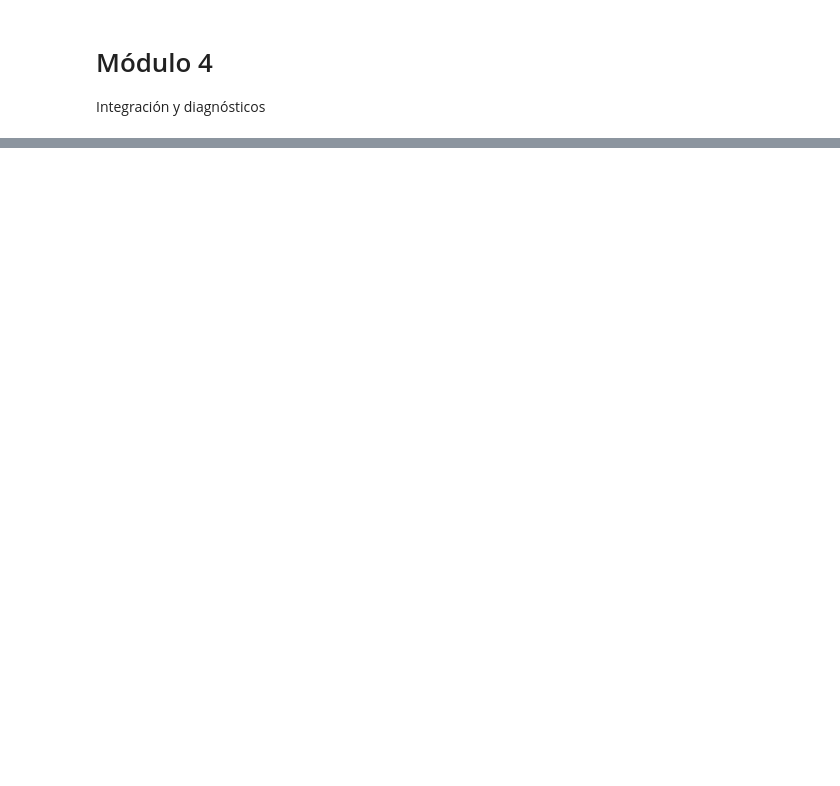
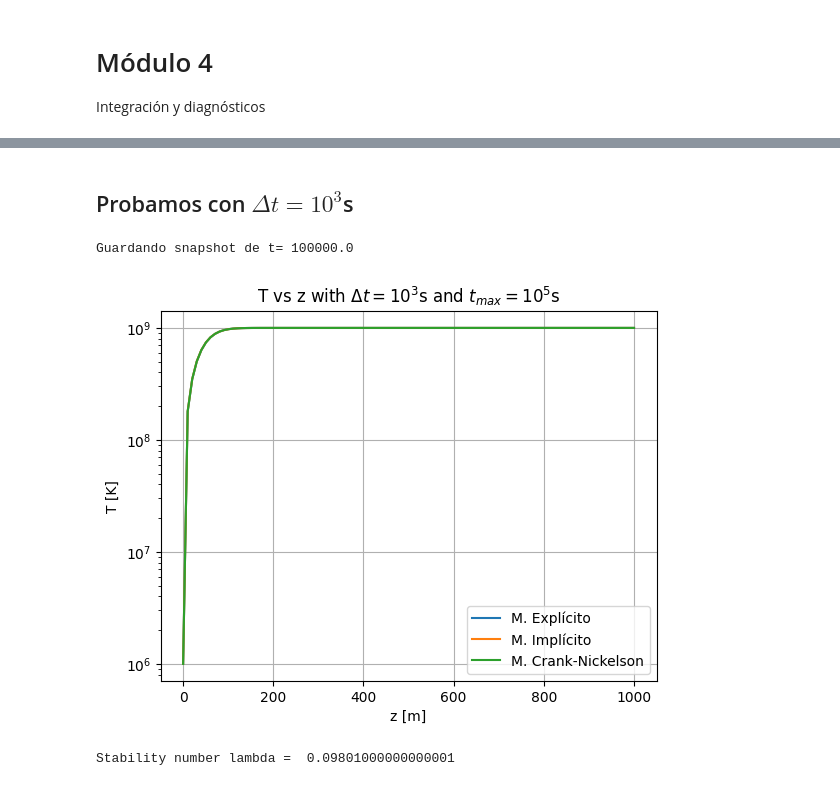
Before and after one commit to saacostad/ComputationalAstroPhysics, a Jupyter notebook: NeutronStarCooling.ipynb, the cells around one changed output, grey strips where cells are left out. Saved outputs shown, nothing was run; the diff lists cells and outputs as text; code cells hidden in the pictures; blank space fills up the shorter version.

```diff
--- a/NeutronStarCooling.ipynb
+++ b/NeutronStarCooling.ipynb
@@ -203,0 +351,55 @@ plt.show()
+# %% [markdown]
+## Probamos con $\Delta t = 10^3$s
+# %%
+t = 0.
+dt = 1000.0
+t_max = 1.e5
+n_steps = int(t_max / dt)
+lam = alpha * dt / (dx**2)
+# Inicializamos
+T_exp = np.ones(N) * T_core
+T_exp[0] = T_surf
+T_exp[-1] = T_core
+
+T_imp = np.ones(N) * T_core
+T_imp[0] = T_surf
+T_imp[-1] = T_core
+
+T_cn = np.ones(N) * T_core
+T_cn[0] = T_surf
+T_cn[-1] = T_core
+
+T_method = []
+
+for paso in range(1, n_steps + 1):
+    T_exp = explicit(T_exp.copy())
+    T_imp = implicit(T_imp.copy())
+
+    a, b, c, rhs = construir_sistema(T_cn.copy())
+    T_cn = Thomas(a, b, c, rhs, N) # Para utilizar el Thomas que creamos
+
+    t = t + dt
+
+    if t == t_max:
+        print("Guardando snapshot de t=",t)
+        T_method.append((T_exp.copy(), "M. Explícito"))
+        T_method.append((T_imp.copy(), "M. Implícito"))
+        T_method.append((T_cn.copy(), "M. Crank-Nickelson"))
+
+for (T_snap, t_snap) in T_method:
+    plt.plot(x, T_snap, label = f"{t_snap}")
+
+plt.legend()
+plt.grid()
+plt.title(r"T vs z with $\Delta t = 10^3$s and $t_{max} = 10^5$s")
+plt.xlabel("z [m]")
+plt.ylabel("T [K]")
+plt.yscale("log")
+plt.show()
+
+
+print("Stability number lambda = ", lam)
+# %% [output]
+Guardando snapshot de t= 100000.0
+[figure, added]
+Stability number lambda =  0.09801000000000001
```
Also changed, not shown: parts of 17 cells of this notebook.
